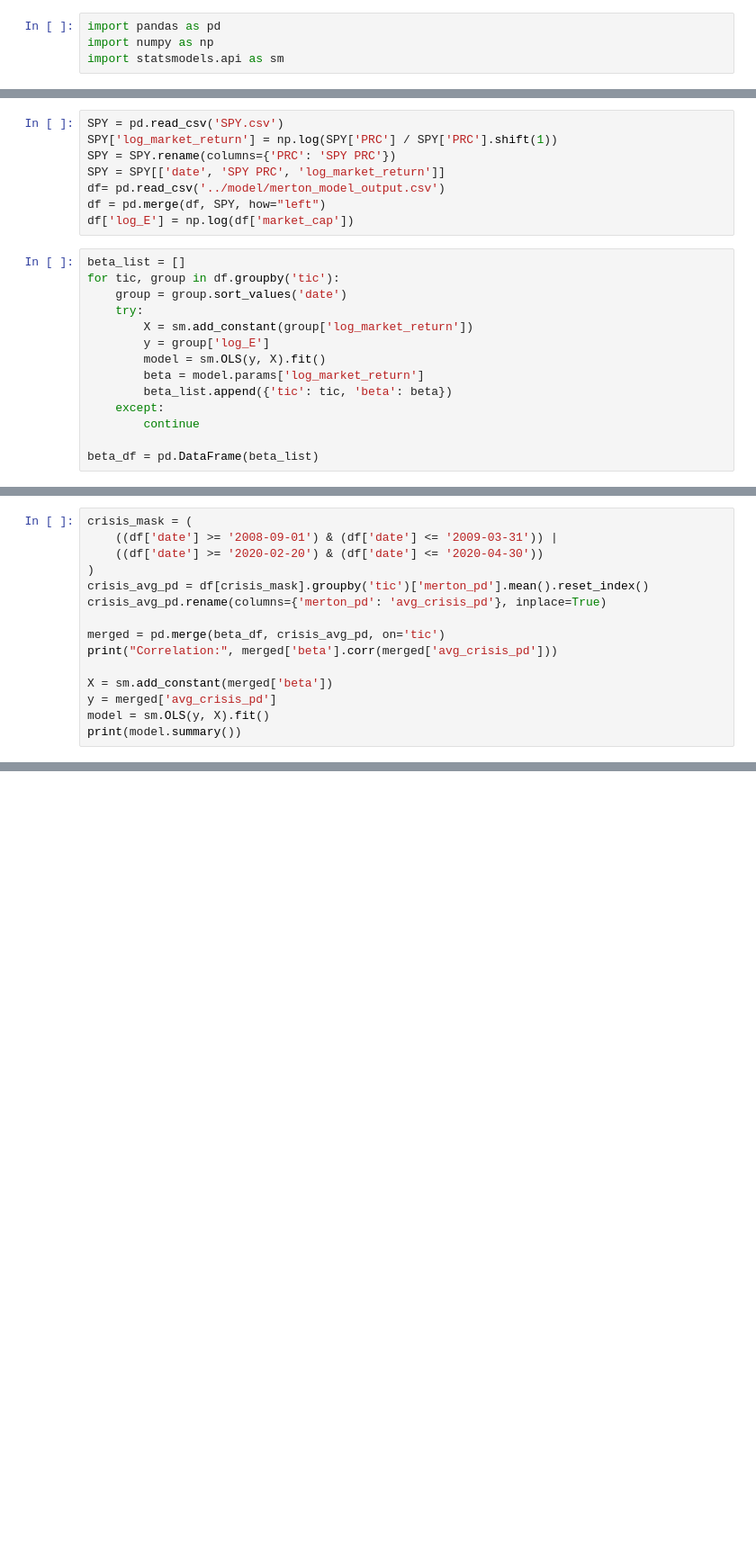
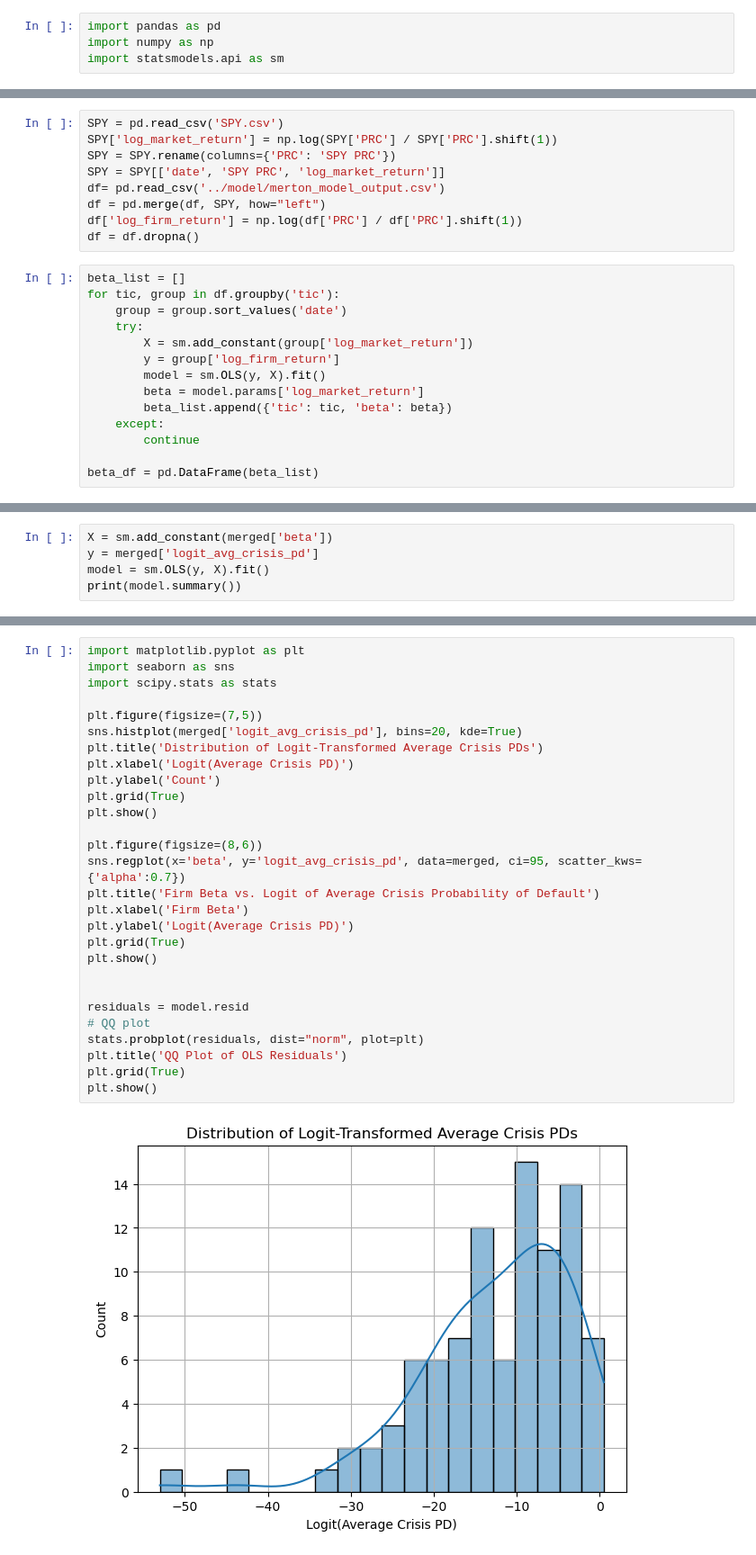
Before and after one commit to jlopes3/MF728_Project, a Jupyter notebook: hypothesis-2/hyp_2.ipynb, the cells around one changed output, grey strips where cells are left out. Shown at 90% size. Drawn from its saved outputs; the diff is of its cells as text; blank space fills up the shorter version.

```diff
--- a/hypothesis-2/hyp_2.ipynb
+++ b/hypothesis-2/hyp_2.ipynb
@@ -22,14 +13,15 @@ SPY = SPY.rename(columns={'PRC': 'SPY PRC'})
 SPY = SPY[['date', 'SPY PRC', 'log_market_return']]
 df= pd.read_csv('../model/merton_model_output.csv')
 df = pd.merge(df, SPY, how="left")
-df['log_E'] = np.log(df['market_cap'])
+df['log_firm_return'] = np.log(df['PRC'] / df['PRC'].shift(1))
+df = df.dropna()
 # %%
 beta_list = []
 for tic, group in df.groupby('tic'):
     group = group.sort_values('date')
     try:
         X = sm.add_constant(group['log_market_return'])
-        y = group['log_E']
+        y = group['log_firm_return']
         model = sm.OLS(y, X).fit()
         beta = model.params['log_market_return']
         beta_list.append({'tic': tic, 'beta': beta})
@@ -40,16 +64,6 @@ beta_df = pd.DataFrame(beta_list)
 # %%
-crisis_mask = (
-    ((df['date'] >= '2008-09-01') & (df['date'] <= '2009-03-31')) |
-    ((df['date'] >= '2020-02-20') & (df['date'] <= '2020-04-30'))
-)
-crisis_avg_pd = df[crisis_mask].groupby('tic')['merton_pd'].mean().reset_index()
-crisis_avg_pd.rename(columns={'merton_pd': 'avg_crisis_pd'}, inplace=True)
-
-merged = pd.merge(beta_df, crisis_avg_pd, on='tic')
-print("Correlation:", merged['beta'].corr(merged['avg_crisis_pd']))
-
 X = sm.add_constant(merged['beta'])
-y = merged['avg_crisis_pd']
+y = merged['logit_avg_crisis_pd']
 model = sm.OLS(y, X).fit()
 print(model.summary())
 # %% [output]
@@ -70,3 +84,33 @@ Covariance Type:            nonrobust
 
 Notes:
 [1] Standard Errors assume that the covariance matrix of the errors is correctly specified.
+# %%
+import matplotlib.pyplot as plt
+import seaborn as sns
+import scipy.stats as stats
+
+plt.figure(figsize=(7,5))
+sns.histplot(merged['logit_avg_crisis_pd'], bins=20, kde=True)
+plt.title('Distribution of Logit-Transformed Average Crisis PDs')
+plt.xlabel('Logit(Average Crisis PD)')
+plt.ylabel('Count')
+plt.grid(True)
+plt.show()
+
+plt.figure(figsize=(8,6))
+sns.regplot(x='beta', y='logit_avg_crisis_pd', data=merged, ci=95, scatter_kws={'alpha':0.7})
+plt.title('Firm Beta vs. Logit of Average Crisis Probability of Default')
+plt.xlabel('Firm Beta')
+plt.ylabel('Logit(Average Crisis PD)')
+plt.grid(True)
+plt.show()
+
+
+residuals = model.resid
+# QQ plot
+stats.probplot(residuals, dist="norm", plot=plt)
+plt.title('QQ Plot of OLS Residuals')
+plt.grid(True)
+plt.show()
+# %% [output]
+[figure, added]
```
Also changed, not shown: parts of 9 cells of this notebook.
